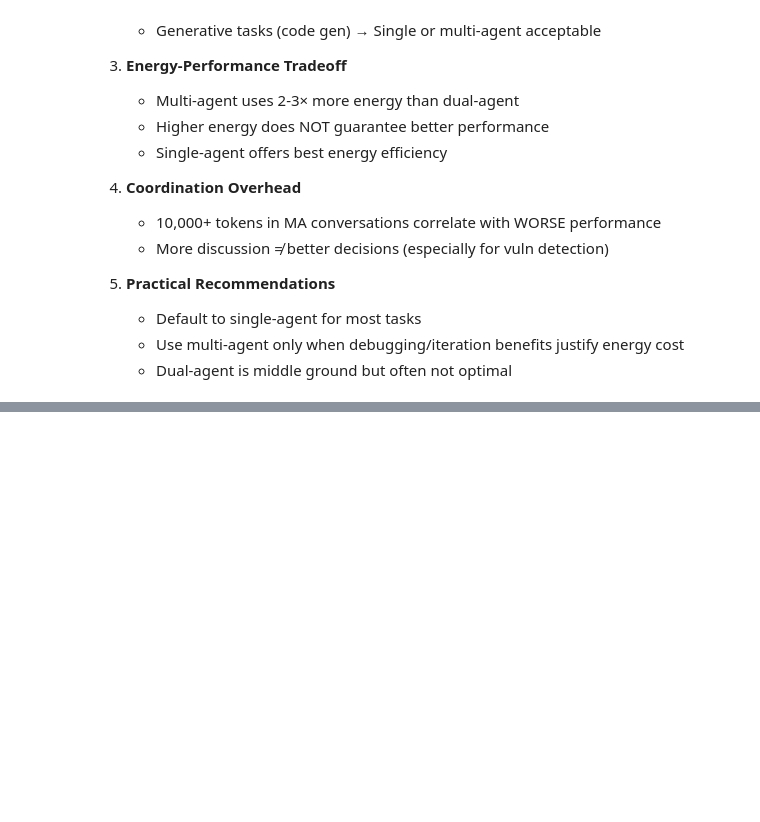
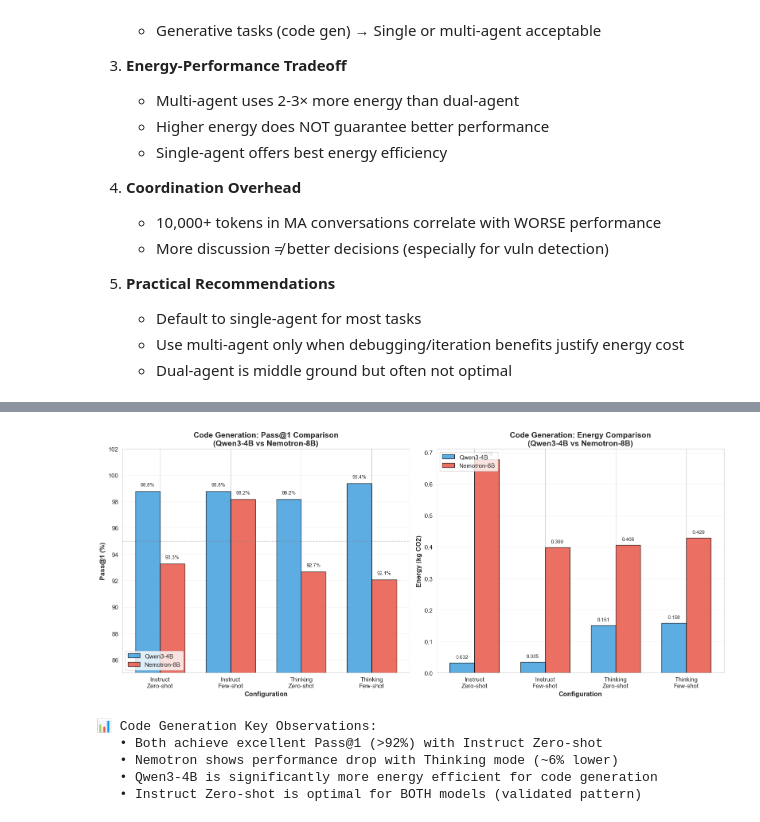
Before and after one commit to unused1/agent-green, a Jupyter notebook: notebooks/rq1_vs_rq2_comparison.ipynb, the cells around one changed output, grey strips where cells are left out. Drawn from its saved outputs; the diff is of its cells as text; code cells hidden in the pictures; blank space fills up the shorter version.

```diff
--- a/notebooks/rq1_vs_rq2_comparison.ipynb
+++ b/notebooks/rq1_vs_rq2_comparison.ipynb
@@ -387,0 +991,74 @@ print(f"\n✅ Summary exported to: {OUTPUT_DIR / 'rq1_vs_rq2_summary.csv'}")
+# %%
+# Visualization: Code Generation - Qwen3 4B vs Nemotron 8B
+fig, axes = plt.subplots(1, 2, figsize=(16, 7))
+
+# Filter code generation data
+df_code_cross = df_cross_arch[df_cross_arch['task'] == 'Code'].copy()
+
+# Plot 1: Pass@1 comparison
+x = np.arange(4)
+width = 0.35
+
+qwen_pass1 = df_code_cross[df_code_cross['model'] == 'Qwen3-4B'].sort_values('config')['pass1'].values
+nemotron_pass1 = df_code_cross[df_code_cross['model'] == 'Nemotron-8B'].sort_values('config')['pass1'].values
+
+bars1 = axes[0].bar(x - width/2, qwen_pass1, width, label='Qwen3-4B', color='#3498db', alpha=0.8, edgecolor='black')
+bars2 = axes[0].bar(x + width/2, nemotron_pass1, width, label='Nemotron-8B', color='#e74c3c', alpha=0.8, edgecolor='black')
+
+axes[0].set_xlabel('Configuration', fontsize=12, fontweight='bold')
+axes[0].set_ylabel('Pass@1 (%)', fontsize=12, fontweight='bold')
+axes[0].set_title('Code Generation: Pass@1 Comparison\n(Qwen3-4B vs Nemotron-8B)', fontsize=14, fontweight='bold')
+axes[0].set_xticks(x)
+axes[0].set_xticklabels(['Instruct\nZero-shot', 'Instruct\nFew-shot', 'Thinking\nZero-shot', 'Thinking\nFew-shot'])
+axes[0].legend(loc='lower left')
+axes[0].set_ylim(85, 102)
+axes[0].grid(True, alpha=0.3, axis='y')
+axes[0].axhline(y=95, color='gray', linestyle='--', alpha=0.5, linewidth=1)
+
+# Add value labels
+for bar in bars1:
+    height = bar.get_height()
+    axes[0].text(bar.get_x() + bar.get_width()/2., height + 0.3, f'{height:.1f}%', ha='center', va='bottom', fontsize=9)
+for bar in bars2:
+    height = bar.get_height()
+    axes[0].text(bar.get_x() + bar.get_width()/2., height + 0.3, f'{height:.1f}%', ha='center', va='bottom', fontsize=9)
+
+# Plot 2: Energy consumption comparison
+qwen_energy = df_code_cross[df_code_cross['model'] == 'Qwen3-4B'].sort_values('config')['energy_kg'].values
+nemotron_energy = df_code_cross[df_code_cross['model'] == 'Nemotron-8B'].sort_values('config')['energy_kg'].values
+
+bars3 = axes[1].bar(x - width/2, qwen_energy, width, label='Qwen3-4B', color='#3498db', alpha=0.8, edgecolor='black')
+bars4 = axes[1].bar(x + width/2, nemotron_energy, width, label='Nemotron-8B', color='#e74c3c', alpha=0.8, edgecolor='black')
+
+axes[1].set_xlabel('Configuration', fontsize=12, fontweight='bold')
+axes[1].set_ylabel('Energy (kg CO2)', fontsize=12, fontweight='bold')
+axes[1].set_title('Code Generation: Energy Comparison\n(Qwen3-4B vs Nemotron-8B)', fontsize=14, fontweight='bold')
+axes[1].set_xticks(x)
+axes[1].set_xticklabels(['Instruct\nZero-shot', 'Instruct\nFew-shot', 'Thinking\nZero-shot', 'Thinking\nFew-shot'])
+axes[1].legend(loc='upper left')
+axes[1].grid(True, alpha=0.3, axis='y')
+
+# Add value labels
+for bar in bars3:
+    height = bar.get_height()
+    axes[1].text(bar.get_x() + bar.get_width()/2., height + 0.01, f'{height:.3f}', ha='center', va='bottom', fontsize=9)
+for bar in bars4:
+    height = bar.get_height()
+    axes[1].text(bar.get_x() + bar.get_width()/2., height + 0.01, f'{height:.3f}', ha='center', va='bottom', fontsize=9)
+
+plt.tight_layout()
+plt.savefig(OUTPUT_DIR / 'cross_arch_code_comparison.png', dpi=300, bbox_inches='tight')
+plt.show()
+
+print("\n📊 Code Generation Key Observations:")
+print("   • Both achieve excellent Pass@1 (>92%) with Instruct Zero-shot")
+print("   • Nemotron shows performance drop with Thinking mode (~6% lower)")
+print("   • Qwen3-4B is significantly more energy efficient for code generation")
+print("   • Instruct Zero-shot is optimal for BOTH models (validated pattern)")
+# %% [output]
+[figure, added]
+📊 Code Generation Key Observations:
+   • Both achieve excellent Pass@1 (>92%) with Instruct Zero-shot
+   • Nemotron shows performance drop with Thinking mode (~6% lower)
+   • Qwen3-4B is significantly more energy efficient for code generation
+   • Instruct Zero-shot is optimal for BOTH models (validated pattern)
```
Also changed, not shown: parts of 21 cells of this notebook, 29 other files.
